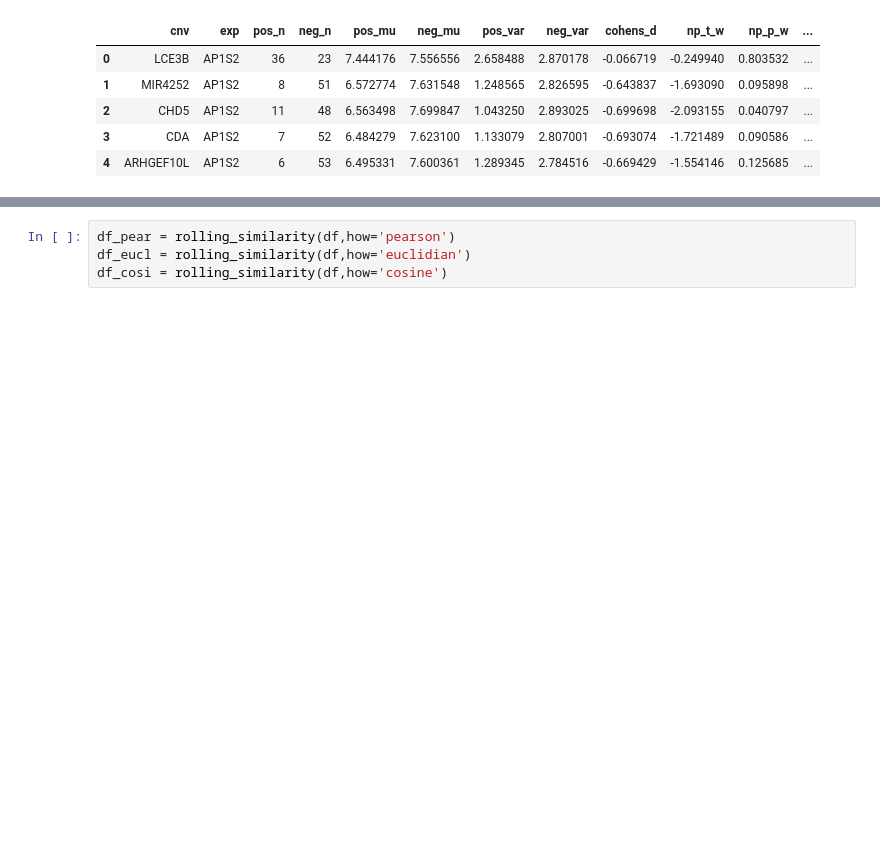
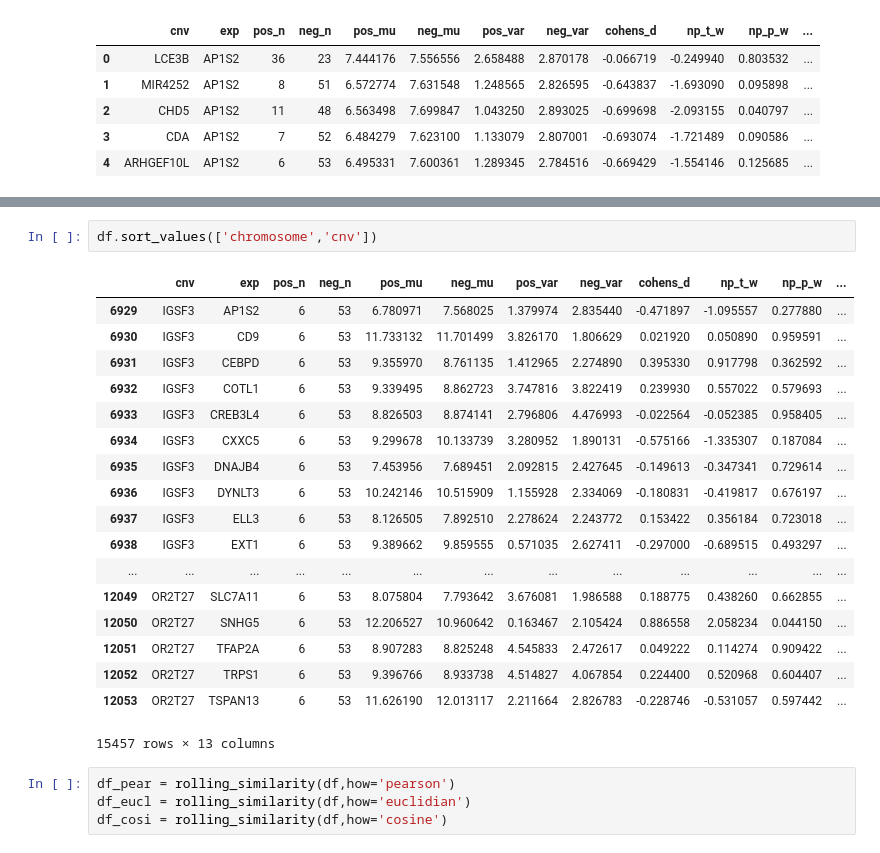
Before and after one commit to thjmattth/clove, a Jupyter notebook: ccle_results.ipynb, the cells around one changed output, grey strips where cells are left out. Drawn from its saved outputs; the diff is of its cells as text; blank space fills up the shorter version.

```diff
--- a/ccle_results.ipynb
+++ b/ccle_results.ipynb
@@ -1985,3 +1997,24 @@ df.head()
+# %%
+df.sort_values(['chromosome','cnv'])
+# %% [output]
+|  | cnv | exp | pos_n | neg_n | pos_mu | neg_mu | pos_var | neg_var | cohens_d | np_t_w | np_p_w | ... |
+| 6929 | IGSF3 | AP1S2 | 6 | 53 | 6.780971 | 7.568025 | 1.379974 | 2.835440 | -0.471897 | -1.095557 | 0.277880 | ... |
+| 6930 | IGSF3 | CD9 | 6 | 53 | 11.733132 | 11.701499 | 3.826170 | 1.806629 | 0.021920 | 0.050890 | 0.959591 | ... |
+| 6931 | IGSF3 | CEBPD | 6 | 53 | 9.355970 | 8.761135 | 1.412965 | 2.274890 | 0.395330 | 0.917798 | 0.362592 | ... |
+| 6932 | IGSF3 | COTL1 | 6 | 53 | 9.339495 | 8.862723 | 3.747816 | 3.822419 | 0.239930 | 0.557022 | 0.579693 | ... |
+| 6933 | IGSF3 | CREB3L4 | 6 | 53 | 8.826503 | 8.874141 | 2.796806 | 4.476993 | -0.022564 | -0.052385 | 0.958405 | ... |
+| 6934 | IGSF3 | CXXC5 | 6 | 53 | 9.299678 | 10.133739 | 3.280952 | 1.890131 | -0.575166 | -1.335307 | 0.187084 | ... |
+| 6935 | IGSF3 | DNAJB4 | 6 | 53 | 7.453956 | 7.689451 | 2.092815 | 2.427645 | -0.149613 | -0.347341 | 0.729614 | ... |
+| 6936 | IGSF3 | DYNLT3 | 6 | 53 | 10.242146 | 10.515909 | 1.155928 | 2.334069 | -0.180831 | -0.419817 | 0.676197 | ... |
+| 6937 | IGSF3 | ELL3 | 6 | 53 | 8.126505 | 7.892510 | 2.278624 | 2.243772 | 0.153422 | 0.356184 | 0.723018 | ... |
+| 6938 | IGSF3 | EXT1 | 6 | 53 | 9.389662 | 9.859555 | 0.571035 | 2.627411 | -0.297000 | -0.689515 | 0.493297 | ... |
+| ... | ... | ... | ... | ... | ... | ... | ... | ... | ... | ... | ... | ... |
+| 12049 | OR2T27 | SLC7A11 | 6 | 53 | 8.075804 | 7.793642 | 3.676081 | 1.986588 | 0.188775 | 0.438260 | 0.662855 | ... |
+| 12050 | OR2T27 | SNHG5 | 6 | 53 | 12.206527 | 10.960642 | 0.163467 | 2.105424 | 0.886558 | 2.058234 | 0.044150 | ... |
+| 12051 | OR2T27 | TFAP2A | 6 | 53 | 8.907283 | 8.825248 | 4.545833 | 2.472617 | 0.049222 | 0.114274 | 0.909422 | ... |
+| 12052 | OR2T27 | TRPS1 | 6 | 53 | 9.396766 | 8.933738 | 4.514827 | 4.067854 | 0.224400 | 0.520968 | 0.604407 | ... |
+| 12053 | OR2T27 | TSPAN13 | 6 | 53 | 11.626190 | 12.013117 | 2.211664 | 2.826783 | -0.228746 | -0.531057 | 0.597442 | ... |
+15457 rows × 13 columns
 # %%
 df_pear = rolling_similarity(df,how='pearson')
 df_eucl = rolling_similarity(df,how='euclidian')
```
Also changed, not shown: parts of 5 cells of this notebook, 1 other file.
